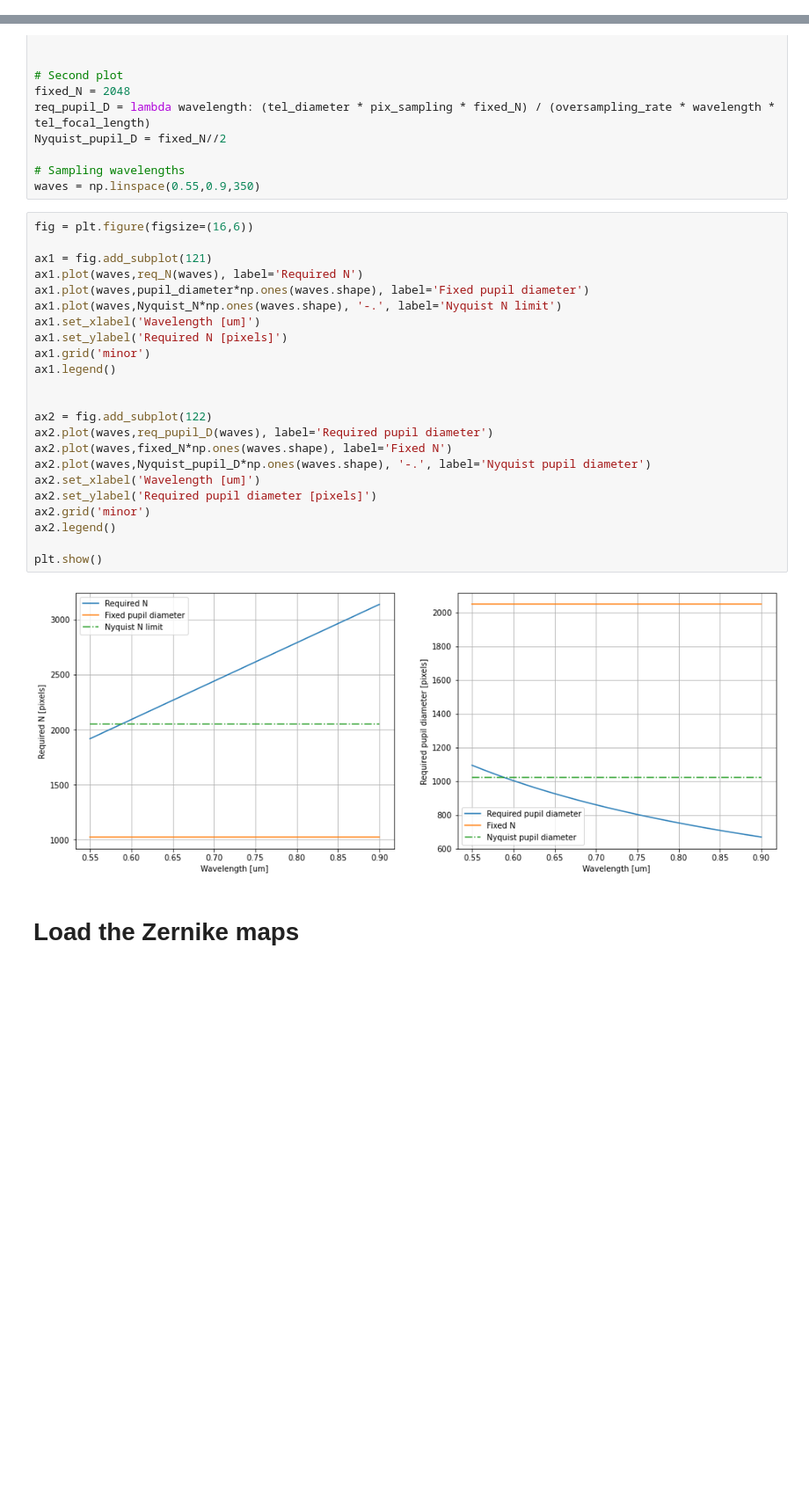
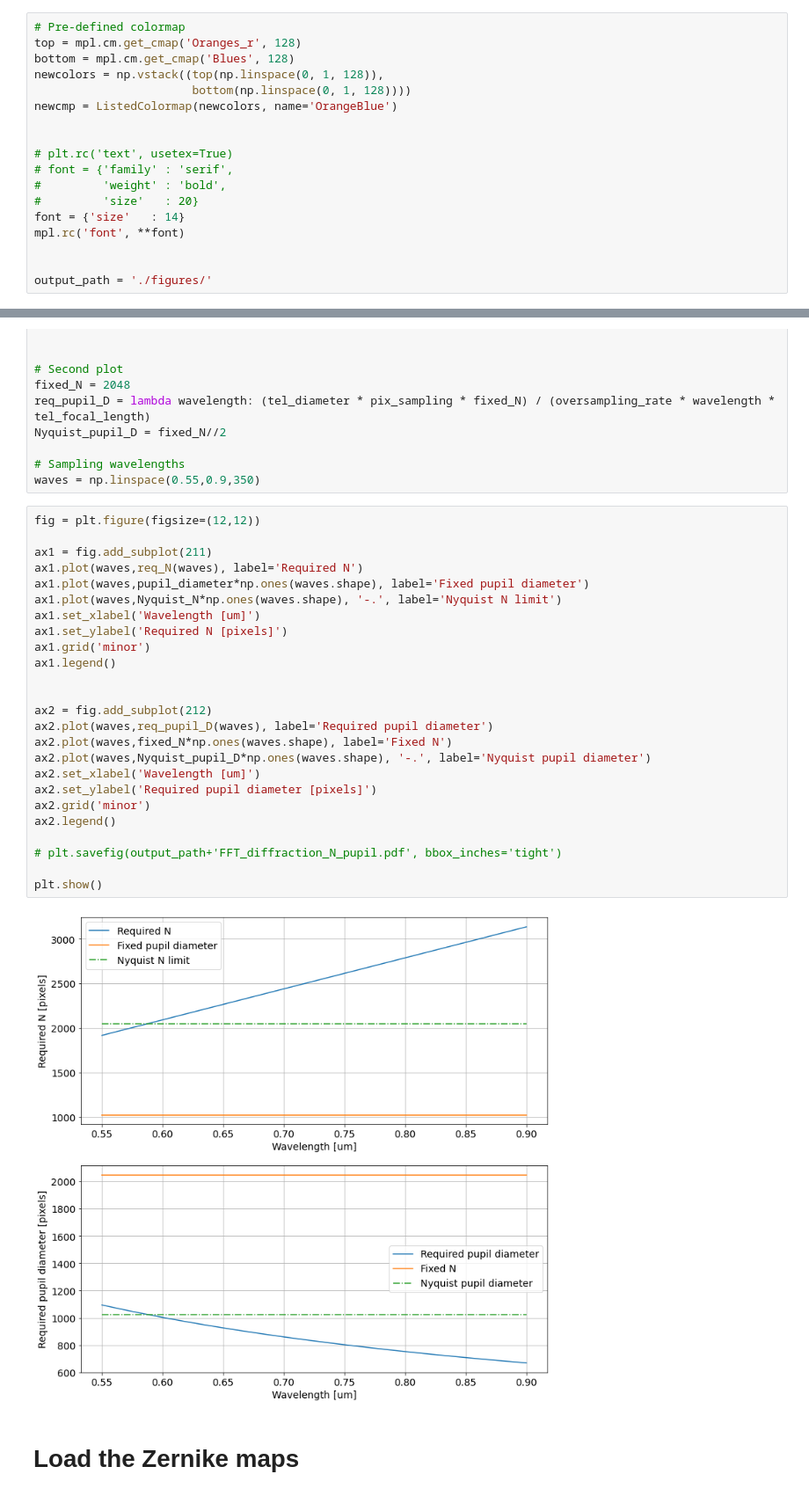
Before and after one commit to CosmoStat/wf-psf, a Jupyter notebook: psf-generation/notebooks/DEF-PSF-simulator.ipynb, the cells around one changed output, grey strips where cells are left out. Shown at 88% size. Saved outputs shown, nothing was run; the diff lists cells and outputs as text; blank space fills up the shorter version.

Commit message:
Updates to the classes
New plotting functions and minor updates

```diff
--- a/psf-generation/notebooks/DEF-PSF-simulator.ipynb
+++ b/psf-generation/notebooks/DEF-PSF-simulator.ipynb
@@ -20,3 +12,21 @@ newcmp = ListedColormap(newcolors, name='OrangeBlue')
+# %%
+# Pre-defined colormap
+top = mpl.cm.get_cmap('Oranges_r', 128)
+bottom = mpl.cm.get_cmap('Blues', 128)
+newcolors = np.vstack((top(np.linspace(0, 1, 128)),
+                       bottom(np.linspace(0, 1, 128))))
+newcmp = ListedColormap(newcolors, name='OrangeBlue')
+
+
+# plt.rc('text', usetex=True)
+# font = {'family' : 'serif',
+#         'weight' : 'bold',
+#         'size'   : 20}
+font = {'size'   : 14}
+mpl.rc('font', **font)
+
+
+output_path = './figures/'
 # %%
 class SimPSFToolkit(object):
     """Simulate PSFs.
@@ -571,30 +593,32 @@ Nyquist_pupil_D = fixed_N//2
 # Sampling wavelengths
 waves = np.linspace(0.55,0.9,350)
 # %%
-fig = plt.figure(figsize=(16,6))
+fig = plt.figure(figsize=(12,12))
 
-ax1 = fig.add_subplot(121)
+ax1 = fig.add_subplot(211)
 ax1.plot(waves,req_N(waves), label='Required N')
 ax1.plot(waves,pupil_diameter*np.ones(waves.shape), label='Fixed pupil diameter')
 ax1.plot(waves,Nyquist_N*np.ones(waves.shape), '-.', label='Nyquist N limit')
 ax1.set_xlabel('Wavelength [um]')
 ax1.set_ylabel('Required N [pixels]')
 ax1.grid('minor')
 ax1.legend()
 
 
-ax2 = fig.add_subplot(122)
+ax2 = fig.add_subplot(212)
 ax2.plot(waves,req_pupil_D(waves), label='Required pupil diameter')
 ax2.plot(waves,fixed_N*np.ones(waves.shape), label='Fixed N')
 ax2.plot(waves,Nyquist_pupil_D*np.ones(waves.shape), '-.', label='Nyquist pupil diameter')
 ax2.set_xlabel('Wavelength [um]')
 ax2.set_ylabel('Required pupil diameter [pixels]')
 ax2.grid('minor')
 ax2.legend()
 
+# plt.savefig(output_path+'FFT_diffraction_N_pupil.pdf', bbox_inches='tight')
+
 plt.show()
 # %% [output]
-[figure, old version]
+[figure, new version]
 # %% [markdown]
 # Load the Zernike maps
 # %%
```
Also changed, not shown: parts of 11 cells of this notebook, 1 other file.
